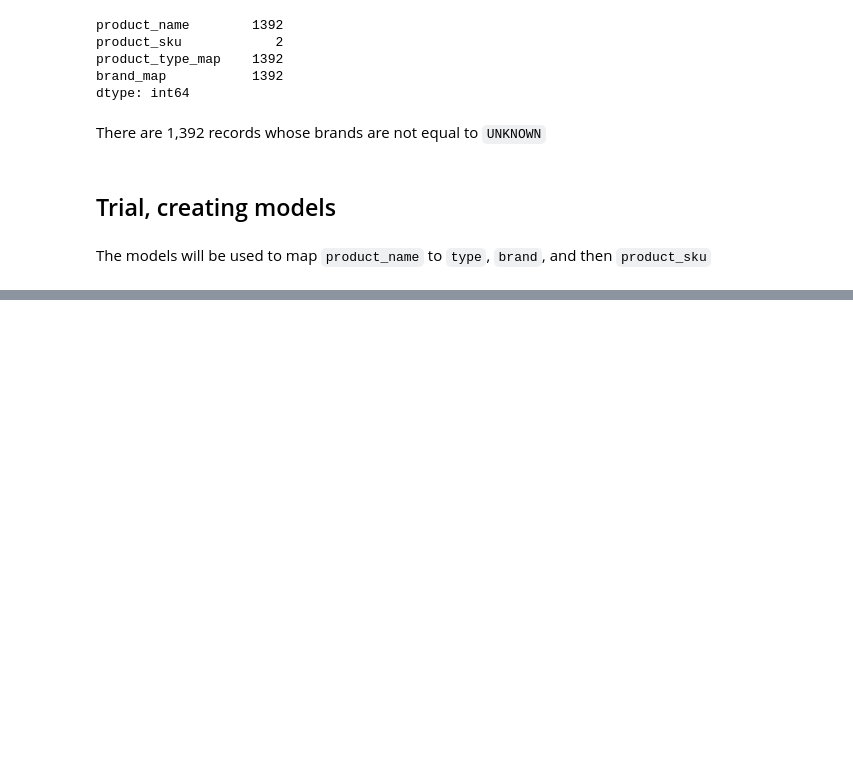
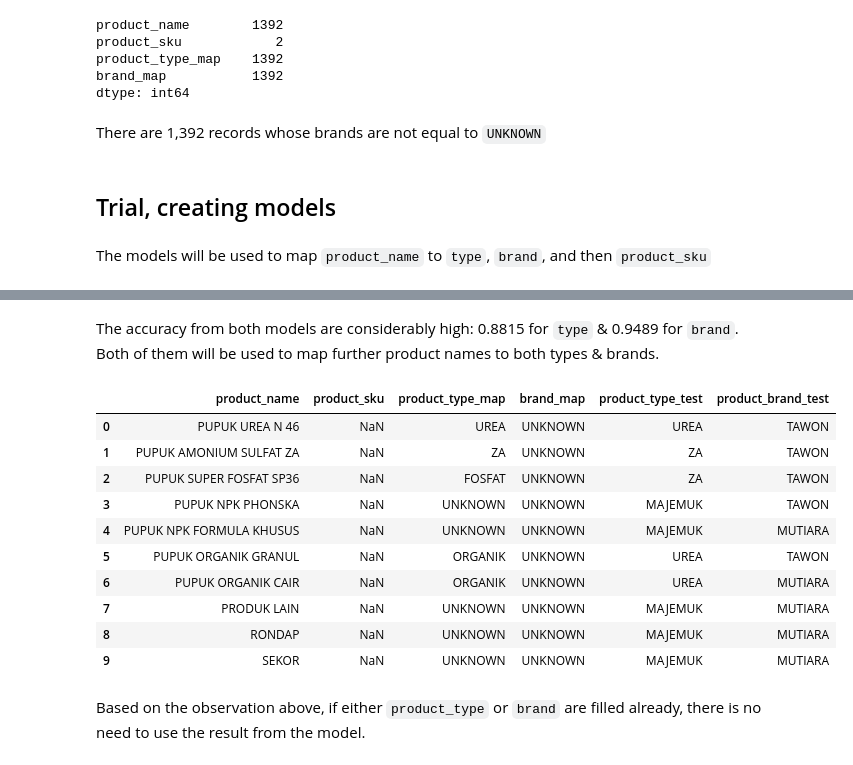
Before and after one commit to sakabmw/dsw-2023, a Jupyter notebook: ctx.ipynb, the cells around one changed output, grey strips where cells are left out. Cells and saved outputs as stored; diff of their text form; code cells hidden in the pictures; blank space fills up the shorter version.

```diff
--- a/ctx.ipynb
+++ b/ctx.ipynb
@@ -461,0 +476,23 @@ Trial, creating the model
+# %%
+# Split the data into training and testing sets
+X_train_type, X_test_type, y_train_type, y_test_type = train_test_split(df_map_type['product_name'], df_map_type['product_type_map'], test_size=0.2, random_state=42)
+X_train_brand, X_test_brand, y_train_brand, y_test_brand = train_test_split(df_map_brand['product_name'], df_map_brand['brand_map'], test_size=0.2, random_state=42)
+
+# Create a text classification pipeline
+model_type = make_pipeline(TfidfVectorizer(), MultinomialNB())
+model_brand = make_pipeline(TfidfVectorizer(), MultinomialNB())
+
+# Train the models
+model_type.fit(X_train_type, y_train_type)
+model_brand.fit(X_train_brand, y_train_brand)
+
+# Make predictions on the test sets
+predictions_type = model_type.predict(X_test_type)
+predictions_brand = model_brand.predict(X_test_brand)
+
+# Evaluate the models
+print("Accuracy - model mapping types:", metrics.accuracy_score(y_test_type, predictions_type))
+print("Classification Report:\n", metrics.classification_report(y_test_type, predictions_type))
+
+print("Accuracy - model mapping brands:", metrics.accuracy_score(y_test_brand, predictions_brand))
+print("Classification Report:\n", metrics.classification_report(y_test_brand, predictions_brand))
@@ -461,0 +517,22 @@ Trial, creating the model
+# %% [markdown]
+The accuracy from both models are considerably high: 0.8815 for `type` & 0.9489 for `brand`.
+Both of them will be used to map further product names to both types & brands.
+# %%
+product_pos['product_type_test'] = model_type.predict(product_pos['product_name'])
+product_pos['product_brand_test'] = model_brand.predict(product_pos['product_name'])
+
+product_pos.head(10)
+# %% [output]
+|  | product_name | product_sku | product_type_map | brand_map | product_type_test | product_brand_test |
+| 0 | PUPUK UREA N 46 | NaN | UREA | UNKNOWN | UREA | TAWON |
+| 1 | PUPUK AMONIUM SULFAT ZA | NaN | ZA | UNKNOWN | ZA | TAWON |
+| 2 | PUPUK SUPER FOSFAT SP36 | NaN | FOSFAT | UNKNOWN | ZA | TAWON |
+| 3 | PUPUK NPK PHONSKA | NaN | UNKNOWN | UNKNOWN | MAJEMUK | TAWON |
+| 4 | PUPUK NPK FORMULA KHUSUS | NaN | UNKNOWN | UNKNOWN | MAJEMUK | MUTIARA |
+| 5 | PUPUK ORGANIK GRANUL | NaN | ORGANIK | UNKNOWN | UREA | TAWON |
+| 6 | PUPUK ORGANIK CAIR | NaN | ORGANIK | UNKNOWN | UREA | MUTIARA |
+| 7 | PRODUK LAIN | NaN | UNKNOWN | UNKNOWN | MAJEMUK | MUTIARA |
+| 8 | RONDAP | NaN | UNKNOWN | UNKNOWN | MAJEMUK | MUTIARA |
+| 9 | SEKOR | NaN | UNKNOWN | UNKNOWN | MAJEMUK | MUTIARA |
+# %% [markdown]
+Based on the observation above, if either `product_type` or `brand` are filled already, there is no need to use the result from the model.
```
Also changed, not shown: parts of 53 cells of this notebook.
